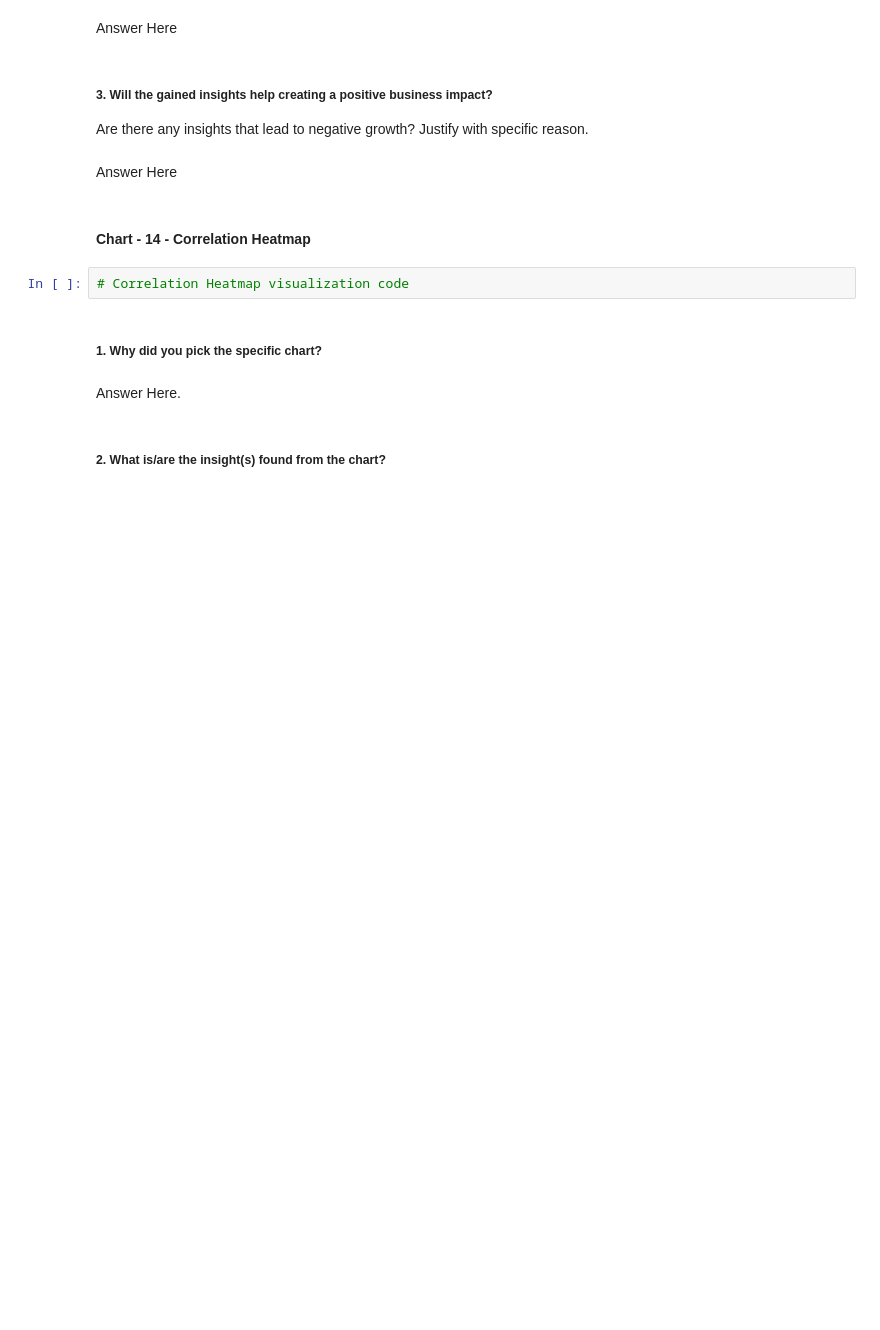
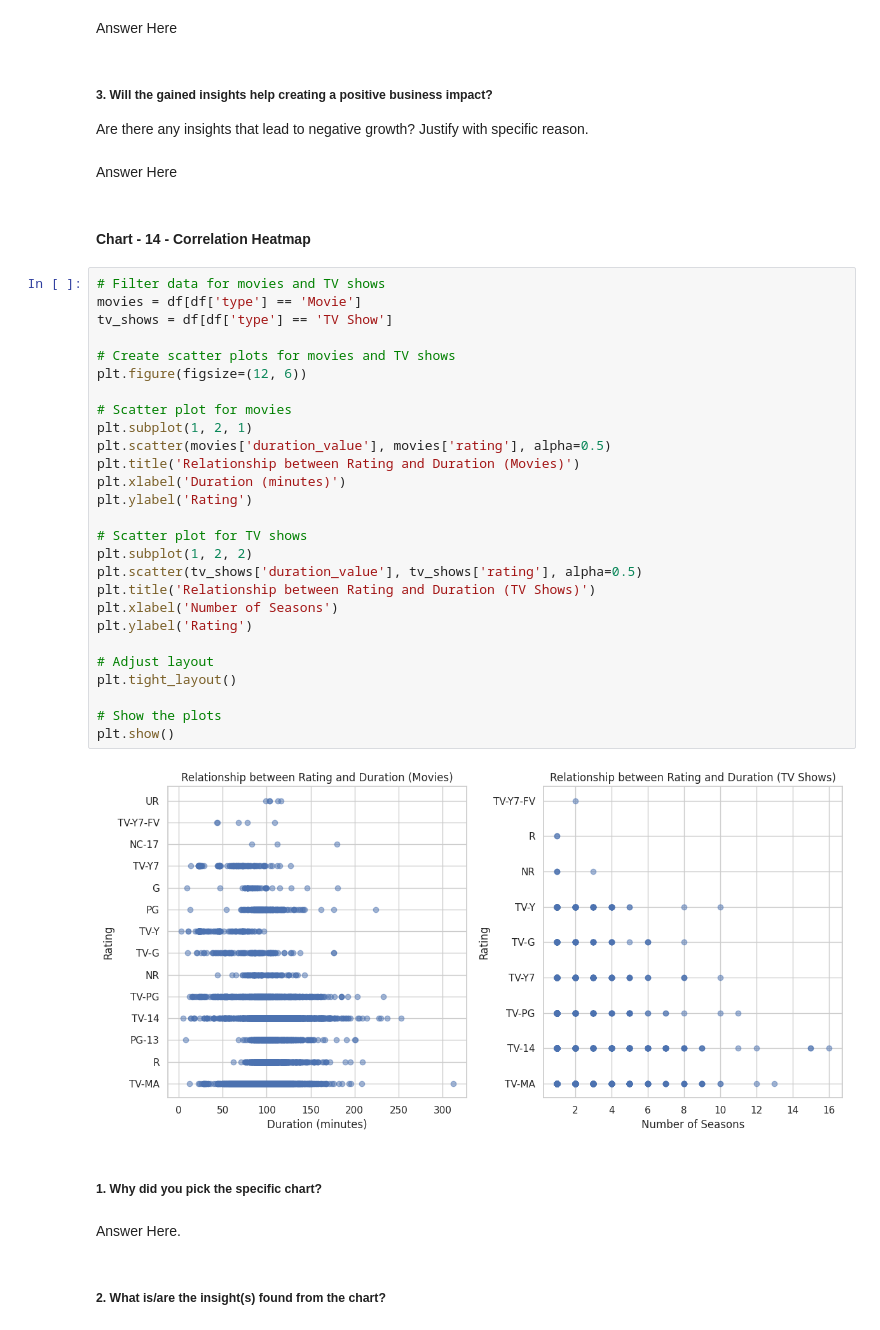
Before and after one commit to sabitendu/Capstone_Project_On_Netflix_Movies_And_TV-Shows_Clustering, a Jupyter notebook: NETFLIX_MOVIES_AND_TV_SHOWS_CLUSTERING.ipynb, the cells around one changed output. Drawn from its saved outputs; the diff is of its cells as text; blank space fills up the shorter version.

```diff
--- a/NETFLIX_MOVIES_AND_TV_SHOWS_CLUSTERING.ipynb
+++ b/NETFLIX_MOVIES_AND_TV_SHOWS_CLUSTERING.ipynb
@@ -952,8 +1145,35 @@ Are there any insights that lead to negative growth? Justify with specific reaso
 Answer Here
 # %% [markdown]
 #### Chart - 14 - Correlation Heatmap
-# %%
-# Correlation Heatmap visualization code
+# %%
+# Filter data for movies and TV shows
+movies = df[df['type'] == 'Movie']
+tv_shows = df[df['type'] == 'TV Show']
+
+# Create scatter plots for movies and TV shows
+plt.figure(figsize=(12, 6))
+
+# Scatter plot for movies
+plt.subplot(1, 2, 1)
+plt.scatter(movies['duration_value'], movies['rating'], alpha=0.5)
+plt.title('Relationship between Rating and Duration (Movies)')
+plt.xlabel('Duration (minutes)')
+plt.ylabel('Rating')
+
+# Scatter plot for TV shows
+plt.subplot(1, 2, 2)
+plt.scatter(tv_shows['duration_value'], tv_shows['rating'], alpha=0.5)
+plt.title('Relationship between Rating and Duration (TV Shows)')
+plt.xlabel('Number of Seasons')
+plt.ylabel('Rating')
+
+# Adjust layout
+plt.tight_layout()
+
+# Show the plots
+plt.show()
+# %% [output]
+[figure, added]
 # %% [markdown]
 ##### 1. Why did you pick the specific chart?
 # %% [markdown]
```
Also changed, not shown: parts of 17 cells of this notebook.
